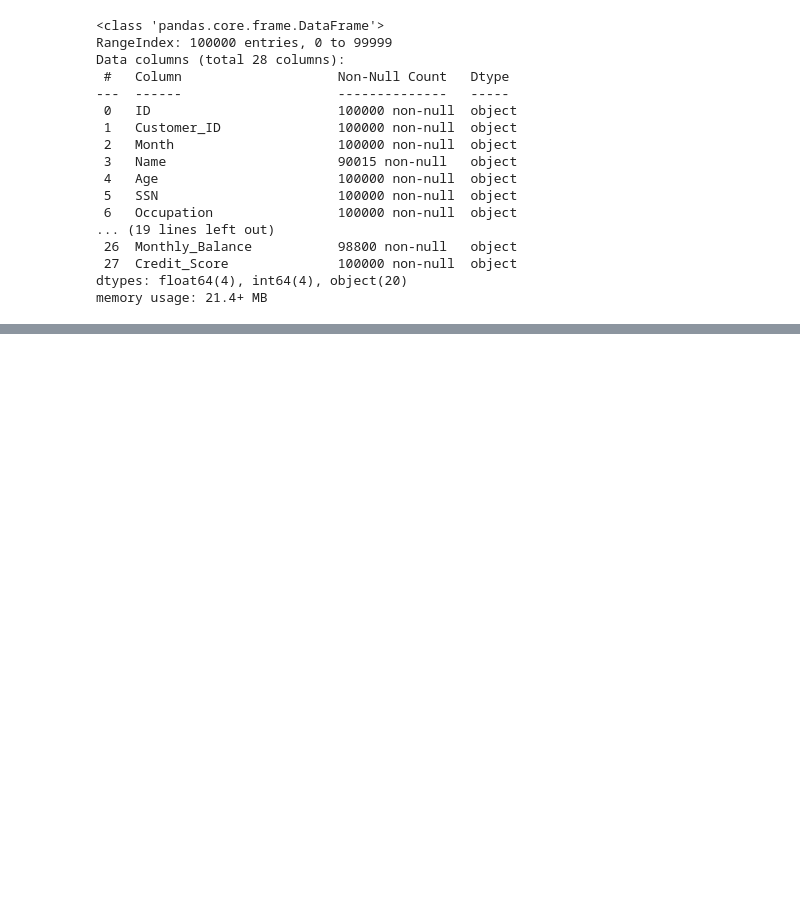
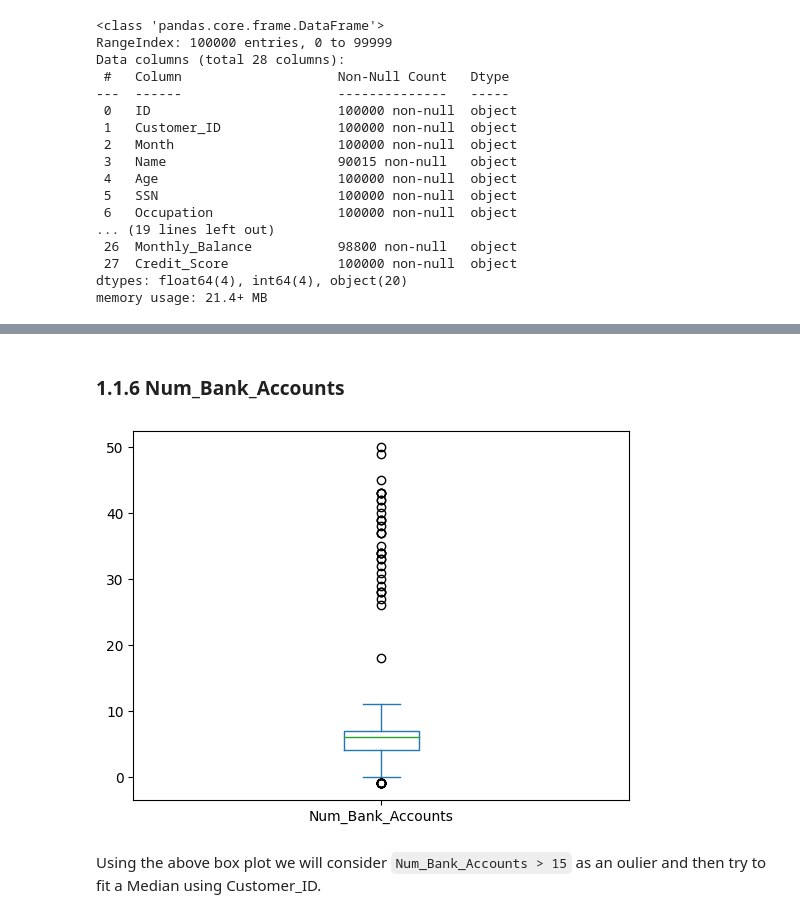
Before and after one commit to praveenbm1997/CreditScoringSystem, a Jupyter notebook: Credit Scoring System.ipynb, the cells around one changed output, grey strips where cells are left out. Saved outputs shown, nothing was run; the diff lists cells and outputs as text; code cells hidden in the pictures; blank space fills up the shorter version.

```diff
--- a/Credit Scoring System.ipynb
+++ b/Credit Scoring System.ipynb
@@ -59,0 +143,25 @@ dataframe.describe()
+# %%
+not_na = dataframe[dataframe['Monthly_Inhand_Salary'].notna()]
+are_na = dataframe[dataframe['Monthly_Inhand_Salary'].isna()]
+
+# Reshape data and train the model
+X_train = not_na['Annual_Income'].values.reshape(-1, 1)
+y_train = not_na['Monthly_Inhand_Salary']
+
+lr_model = LinearRegression()
+lr_model.fit(X_train, y_train)
+
+# Predict the missing Monthly_Inhand_Salary values
+X_test = are_na['Annual_Income'].values.reshape(-1, 1)
+predicted_values = lr_model.predict(X_test)
+
+# Fill the NaN values in the original dataframe with the predicted values
+dataframe.loc[dataframe['Monthly_Inhand_Salary'].isna(), 'Monthly_Inhand_Salary'] = predicted_values
+# %% [markdown]
+### 1.1.6 Num_Bank_Accounts
+# %%
+dataframe[dataframe['Num_Bank_Accounts'] <= 50]['Num_Bank_Accounts'].plot(kind='box');
+# %% [output]
+[figure, added]
+# %% [markdown]
+Using the above box plot we will consider ``Num_Bank_Accounts > 15`` as an oulier and then try to fit a Median using Customer_ID.
```
Also changed, not shown: parts of 75 cells of this notebook, 2 other files.
